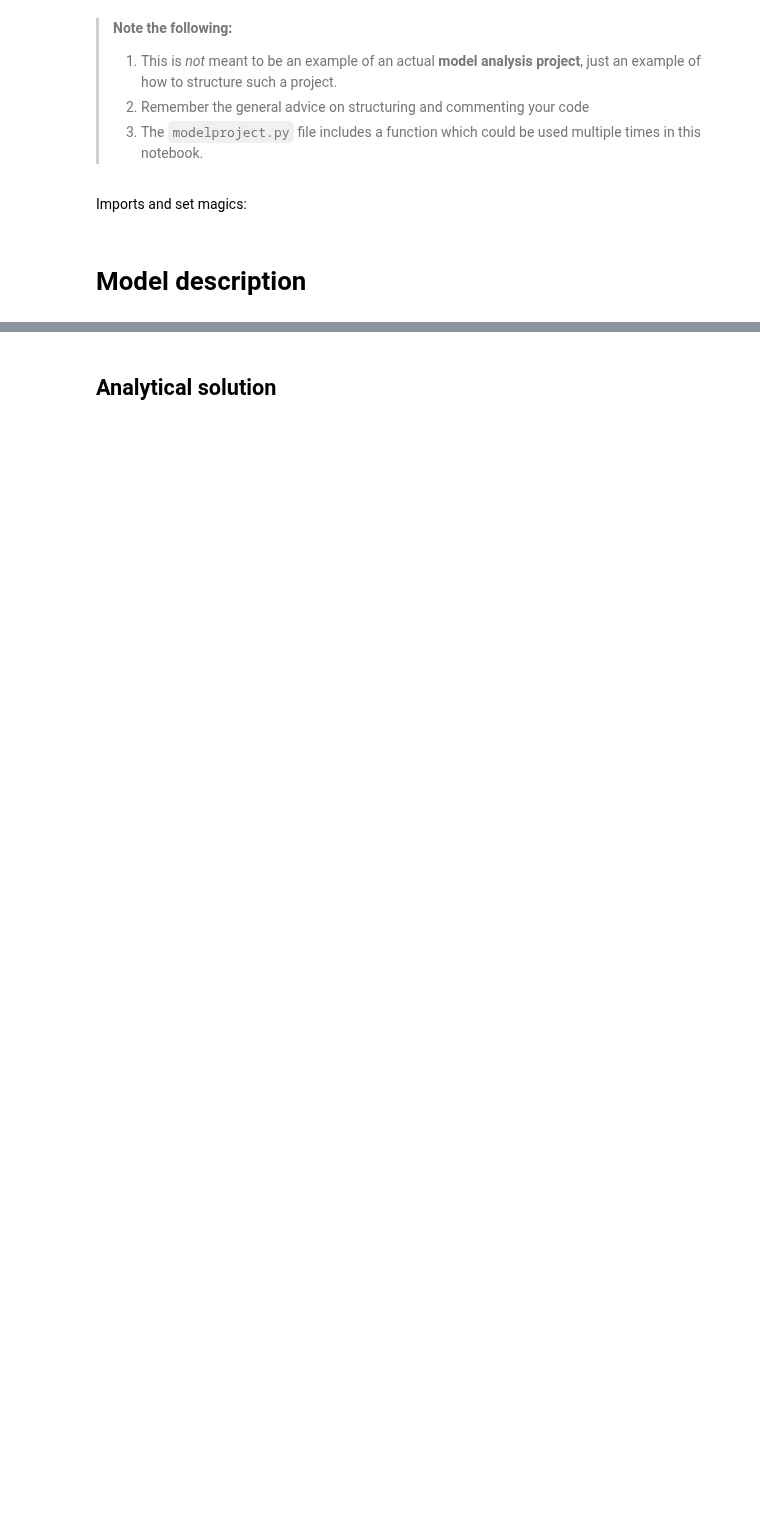
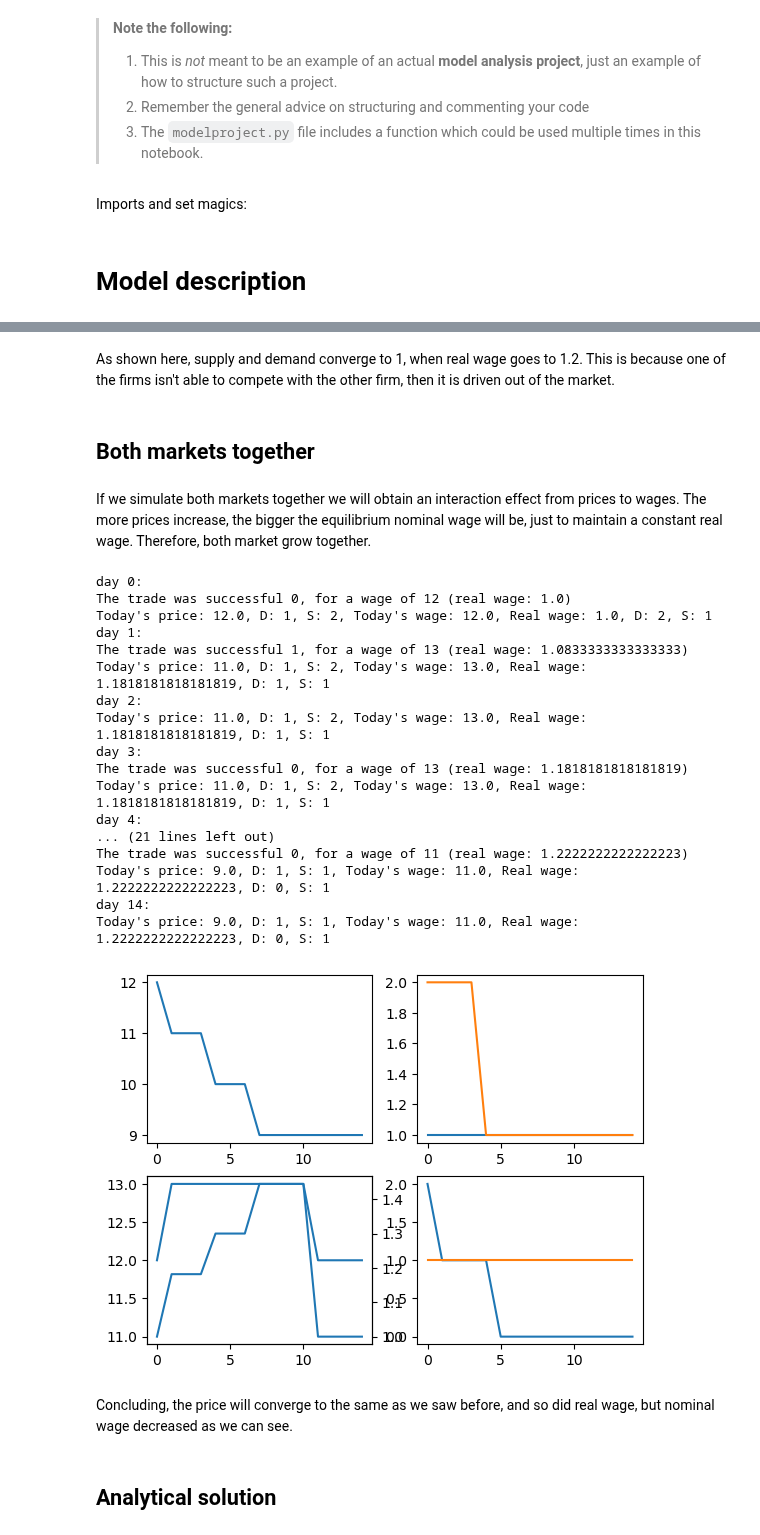
Before and after one commit to NumEconCopenhagen/projects-2023-the-best-duo, a Jupyter notebook: modelproject/modelproject.ipynb, the cells around one changed output, grey strips where cells are left out. Cells and saved outputs as stored; diff of their text form; code cells hidden in the pictures; blank space fills up the shorter version.

```diff
--- a/modelproject/modelproject.ipynb
+++ b/modelproject/modelproject.ipynb
@@ -30,2 +149,54 @@ Make sure you explain well the purpose of the model and comment so that other st
+# %% [markdown]
+As shown here, supply and demand converge to 1, when real wage goes to 1.2. This is because one of the firms isn't able to compete with the other firm, then it is driven out of the market.
+# %% [markdown]
+## Both markets together
+# %% [markdown]
+If we simulate both markets together we will obtain an interaction effect from prices to wages. The more prices increase, the bigger the equilibrium nominal wage will be, just to maintain a constant real wage. Therefore, both market grow together.
+# %%
+p_dem_func = lambda x: 15
+p_sup_func = lambda x: 5*x
+rw_dem_func = lambda x: 1.5 - 0.2 * x
+rw_sup_func = lambda x: 0.8
+n_days = 15
+initial_w = 12
+initial_p = 12
+
+price, g_demand, g_supply, wage, l_demand, l_supply = economy_simulation(p_dem_func, p_sup_func,initial_p, rw_dem_func, rw_sup_func, initial_w, n_days, n_agents=1, n_firms=2).simulation()
+
+rw = np.array(wage)/np.array(price)
+
+fig, axs = plt.subplots(2,2)
+
+
+axs[0,0].plot(range(n_days),price)
+axs[0,1].plot(range(n_days),g_demand)
+axs[0,1].plot(range(n_days),g_supply)
+axs[1,0].plot(range(n_days),wage)
+axs[1,1].plot(range(n_days),l_demand)
+axs[1,1].plot(range(n_days),l_supply)
+ax = axs[1,0].twinx()
+ax.plot(range(n_days),rw)
+plt.show()
+# %% [output]
+day 0:
+The trade was successful 0, for a wage of 12 (real wage: 1.0)
+Today's price: 12.0, D: 1, S: 2, Today's wage: 12.0, Real wage: 1.0, D: 2, S: 1
+day 1:
+The trade was successful 1, for a wage of 13 (real wage: 1.0833333333333333)
+Today's price: 11.0, D: 1, S: 2, Today's wage: 13.0, Real wage: 1.1818181818181819, D: 1, S: 1
+day 2:
+Today's price: 11.0, D: 1, S: 2, Today's wage: 13.0, Real wage: 1.1818181818181819, D: 1, S: 1
+day 3:
+The trade was successful 0, for a wage of 13 (real wage: 1.1818181818181819)
+Today's price: 11.0, D: 1, S: 2, Today's wage: 13.0, Real wage: 1.1818181818181819, D: 1, S: 1
+day 4:
+... (21 lines left out)
+The trade was successful 0, for a wage of 11 (real wage: 1.2222222222222223)
+Today's price: 9.0, D: 1, S: 1, Today's wage: 11.0, Real wage: 1.2222222222222223, D: 0, S: 1
+day 14:
+Today's price: 9.0, D: 1, S: 1, Today's wage: 11.0, Real wage: 1.2222222222222223, D: 0, S: 1
+[figure, added]
+# %% [markdown]
+Concluding, the price will converge to the same as we saw before, and so did real wage, but nominal wage decreased as we can see.
 # %% [markdown]
 ## Analytical solution
```
Also changed, not shown: parts of 24 cells of this notebook, 2 other files.
